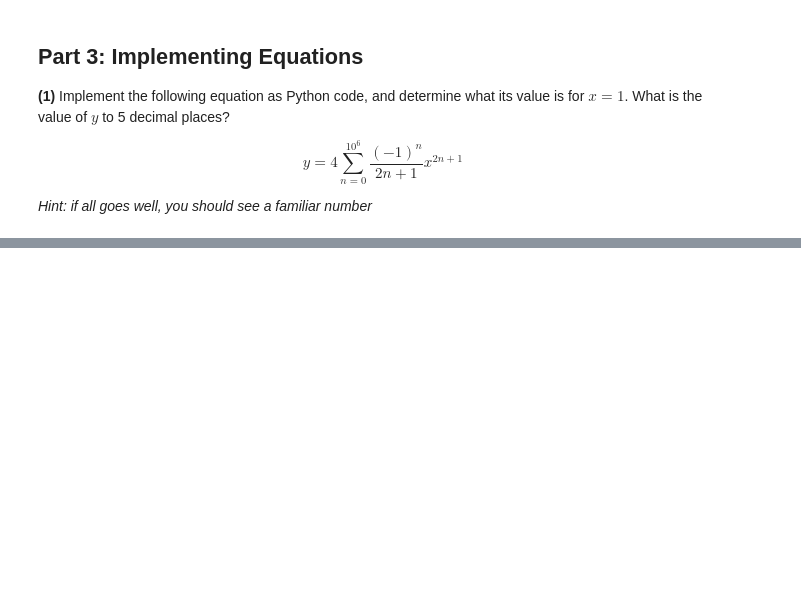
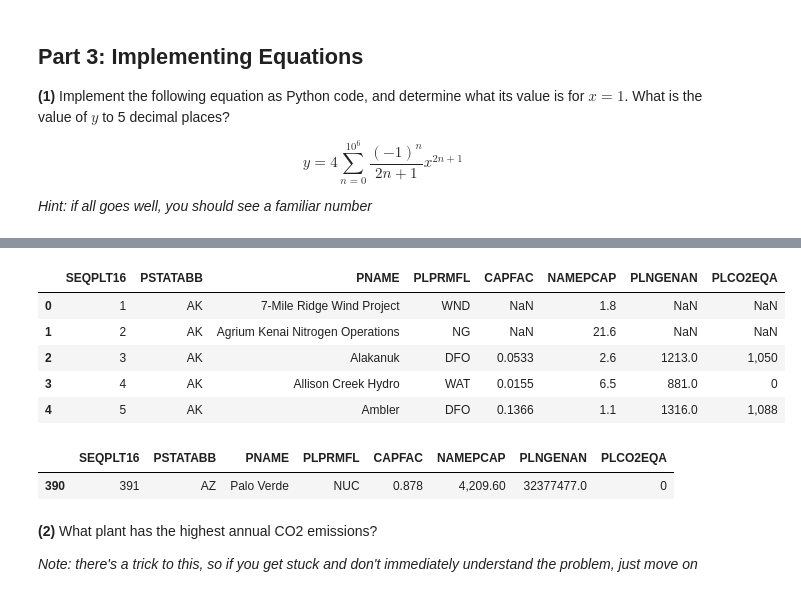
Before and after one commit to nickeubank/MIDS_Python_Knowledge_Assessment, a Jupyter notebook: SOLUTIONS_MIDS_Python_Knowledge_Assessment.ipynb, the cells around one changed output, grey strips where cells are left out. Drawn from its saved outputs; the diff is of its cells as text; code cells hidden in the pictures; blank space fills up the shorter version.

```diff
--- a/SOLUTIONS_MIDS_Python_Knowledge_Assessment.ipynb
+++ b/SOLUTIONS_MIDS_Python_Knowledge_Assessment.ipynb
@@ -205,0 +153,20 @@ There also are a couple of "gotchas" to watch out for with this dataset:
+# %%
+import pandas as pd
+egrid = pd.read_csv('/users/nick/downloads/egrid2016.csv')
+egrid.head()
+# %% [output]
+|  | SEQPLT16 | PSTATABB | PNAME | PLPRMFL | CAPFAC | NAMEPCAP | PLNGENAN | PLCO2EQA |
+| 0 | 1 | AK | 7-Mile Ridge Wind Project | WND | NaN | 1.8 | NaN | NaN |
+| 1 | 2 | AK | Agrium Kenai Nitrogen Operations | NG | NaN | 21.6 | NaN | NaN |
+| 2 | 3 | AK | Alakanuk | DFO | 0.0533 | 2.6 | 1213.0 | 1,050 |
+| 3 | 4 | AK | Allison Creek Hydro | WAT | 0.0155 | 6.5 | 881.0 | 0 |
+| 4 | 5 | AK | Ambler | DFO | 0.1366 | 1.1 | 1316.0 | 1,088 |
+# %%
+egrid.loc[egrid['PLNGENAN'] == egrid['PLNGENAN'].max()]
+# %% [output]
+|  | SEQPLT16 | PSTATABB | PNAME | PLPRMFL | CAPFAC | NAMEPCAP | PLNGENAN | PLCO2EQA |
+| 390 | 391 | AZ | Palo Verde | NUC | 0.878 | 4,209.60 | 32377477.0 | 0 |
+# %% [markdown]
+**(2)** What plant has the highest annual CO2 emissions?
+
+*Note: there's a trick to this, so if you get stuck and don't immediately understand the problem, just move on*
```
Also changed, not shown: parts of 36 cells of this notebook, 2 other files.
